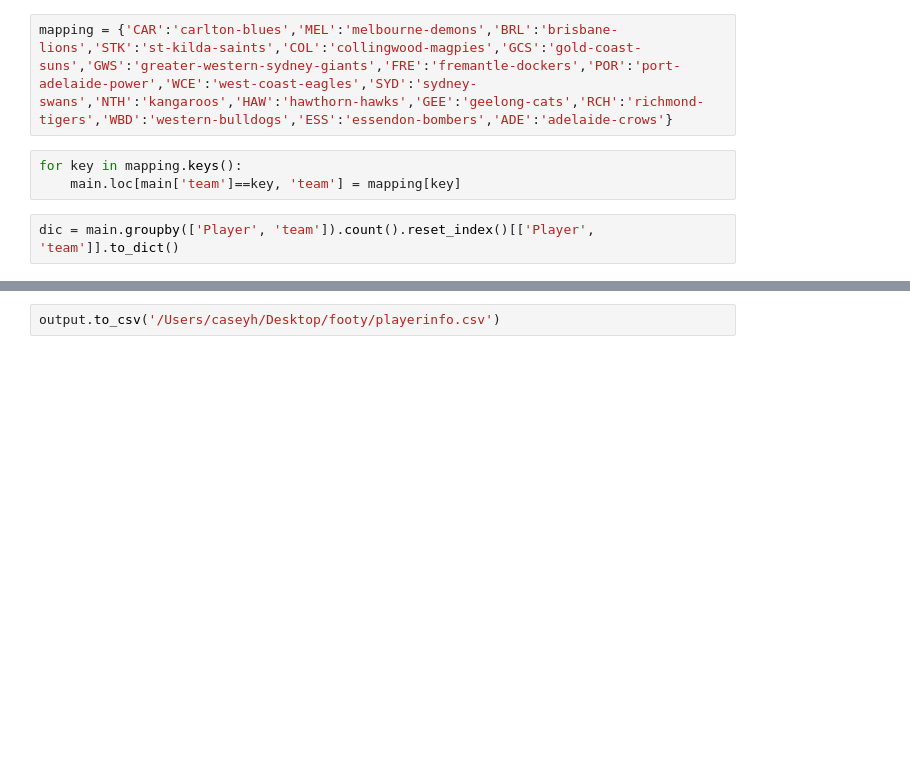
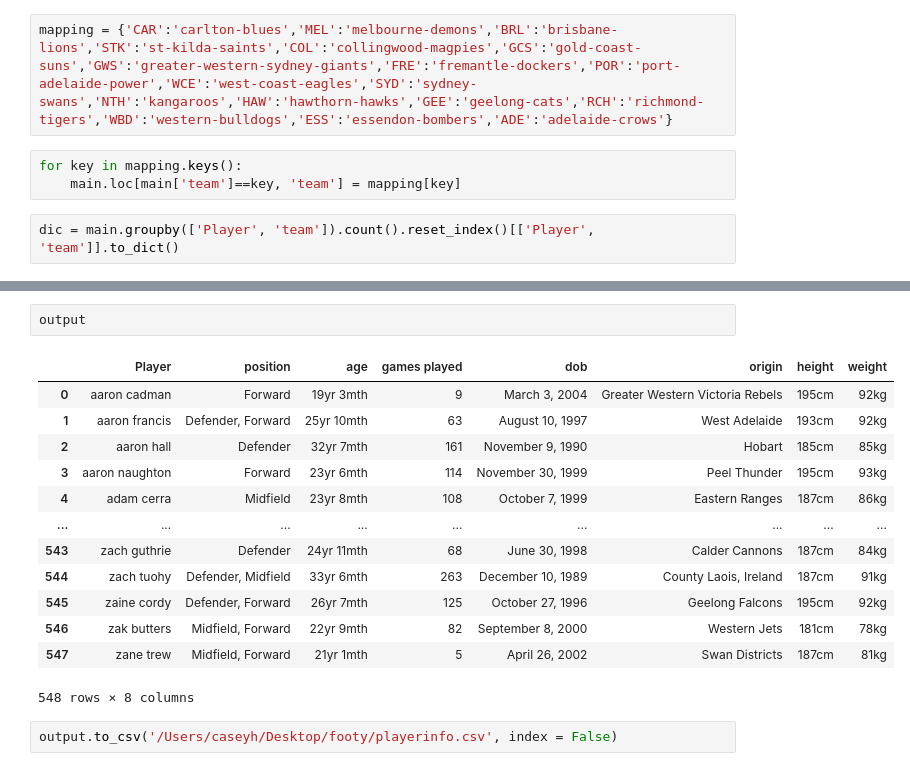
Before and after one commit to caseynator123/footyfootyfooty, a Jupyter notebook: data_import/playerpositions.ipynb, the cells around one changed output, grey strips where cells are left out. Cells and saved outputs as stored; diff of their text form; blank space fills up the shorter version.

```diff
--- a/data_import/playerpositions.ipynb
+++ b/data_import/playerpositions.ipynb
@@ -97,2 +117,18 @@ callum wilkie
+# %%
+output
+# %% [output]
+|  | Player | position | age | games played | dob | origin | height | weight |
+| 0 | aaron cadman | Forward | 19yr 3mth | 9 | March 3, 2004 | Greater Western Victoria Rebels | 195cm | 92kg |
+| 1 | aaron francis | Defender, Forward | 25yr 10mth | 63 | August 10, 1997 | West Adelaide | 193cm | 92kg |
+| 2 | aaron hall | Defender | 32yr 7mth | 161 | November 9, 1990 | Hobart | 185cm | 85kg |
+| 3 | aaron naughton | Forward | 23yr 6mth | 114 | November 30, 1999 | Peel Thunder | 195cm | 93kg |
+| 4 | adam cerra | Midfield | 23yr 8mth | 108 | October 7, 1999 | Eastern Ranges | 187cm | 86kg |
+| ... | ... | ... | ... | ... | ... | ... | ... | ... |
+| 543 | zach guthrie | Defender | 24yr 11mth | 68 | June 30, 1998 | Calder Cannons | 187cm | 84kg |
+| 544 | zach tuohy | Defender, Midfield | 33yr 6mth | 263 | December 10, 1989 | County Laois, Ireland | 187cm | 91kg |
+| 545 | zaine cordy | Defender, Forward | 26yr 7mth | 125 | October 27, 1996 | Geelong Falcons | 195cm | 92kg |
+| 546 | zak butters | Midfield, Forward | 22yr 9mth | 82 | September 8, 2000 | Western Jets | 181cm | 78kg |
+| 547 | zane trew | Midfield, Forward | 21yr 1mth | 5 | April 26, 2002 | Swan Districts | 187cm | 81kg |
+548 rows × 8 columns
 # %%
-output.to_csv('/Users/caseyh/Desktop/footy/playerinfo.csv')
+output.to_csv('/Users/caseyh/Desktop/footy/playerinfo.csv', index = False)
```
Also changed, not shown: parts of 3 cells of this notebook, 4 other files.
